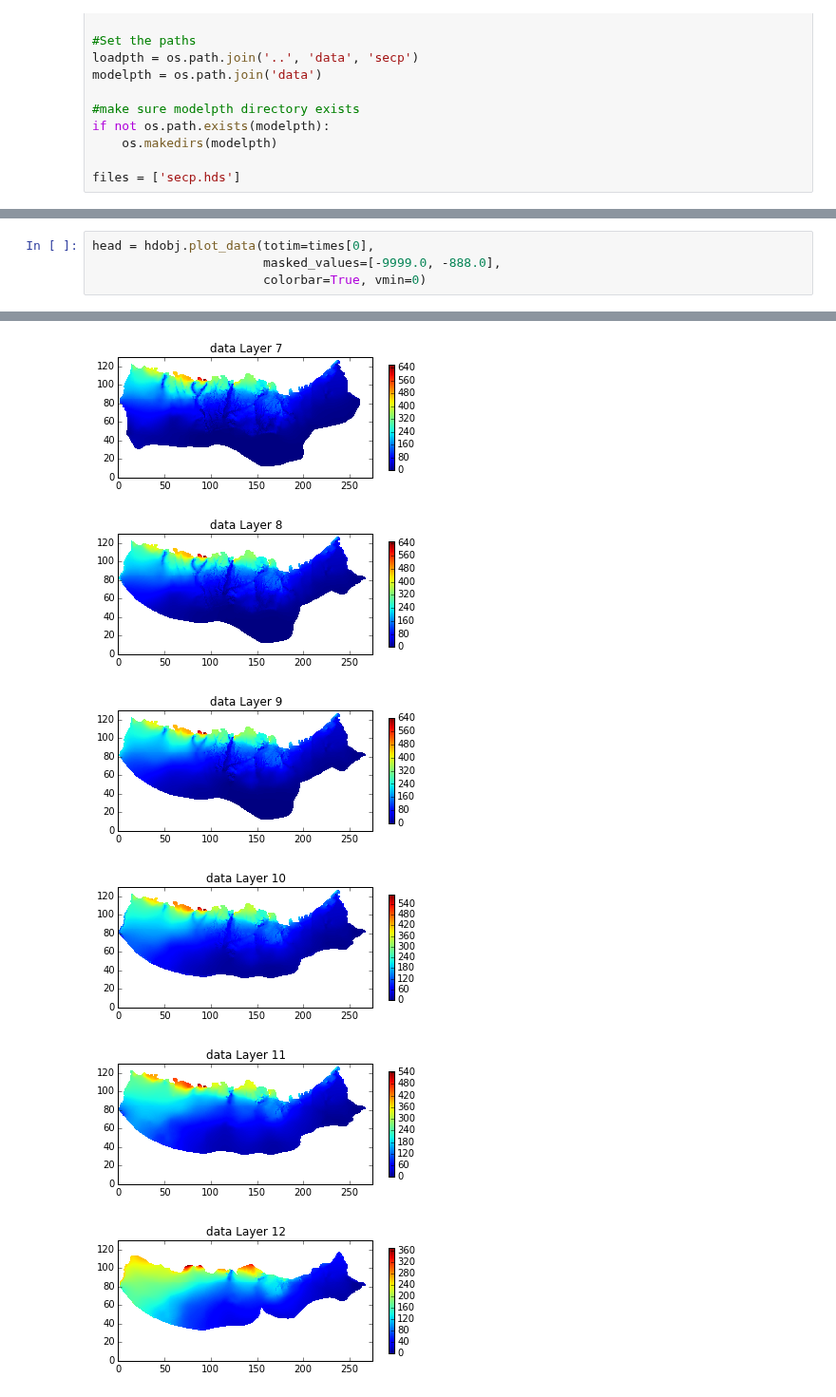
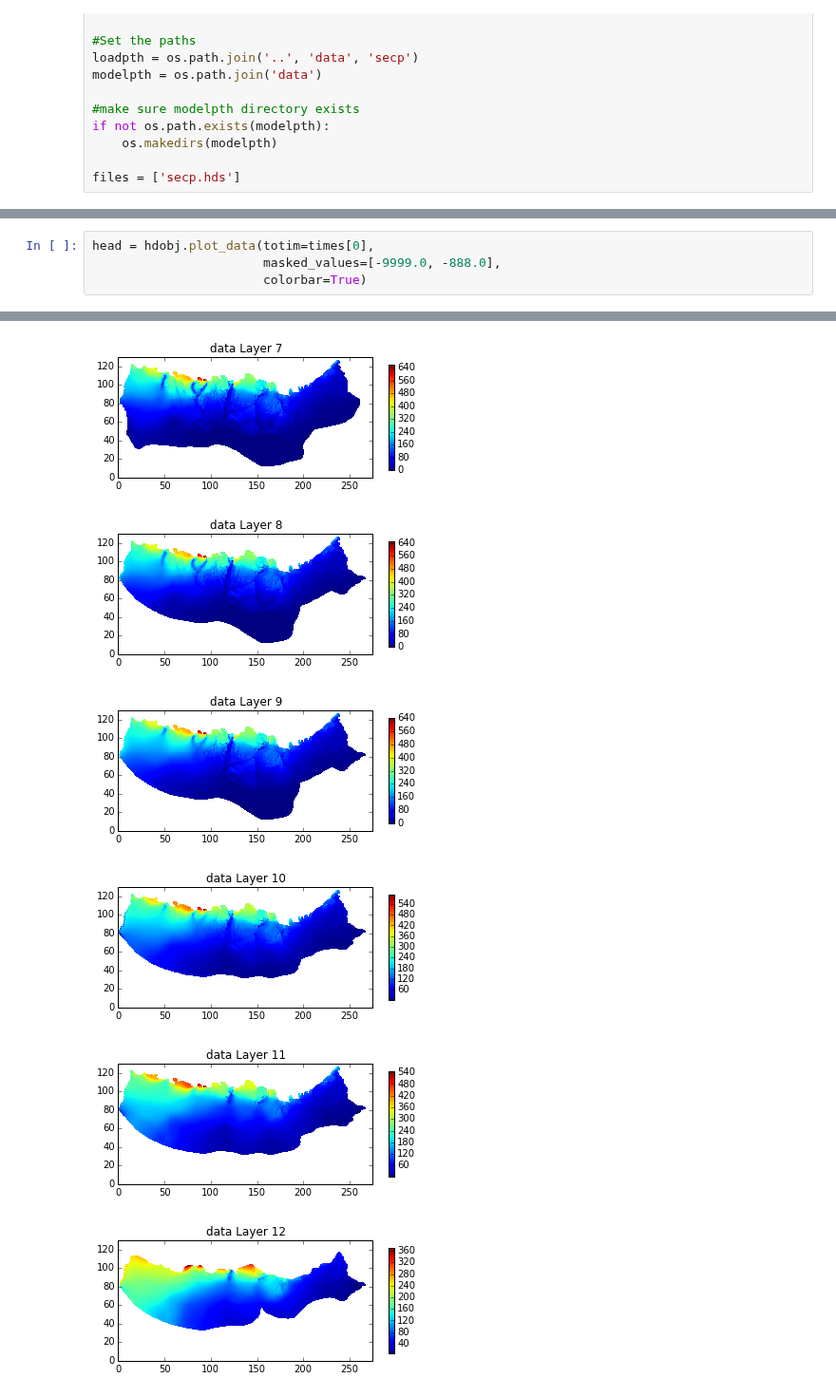
Before and after one commit to modflowpy/flopy, a Jupyter notebook: examples/Notebooks/flopy3_PlotArrayExample.ipynb, the cells around one changed output, grey strips where cells are left out. Shown at 95% size. Cells and saved outputs as stored; diff of their text form.

```diff
--- a/examples/Notebooks/flopy3_PlotArrayExample.ipynb
+++ b/examples/Notebooks/flopy3_PlotArrayExample.ipynb
@@ -101,18 +163,18 @@ head = hdobj.plot_data(totim=times[-1], mflay=1,
 # %%
 head = hdobj.plot_data(totim=times[0],
                        masked_values=[-9999.0, -888.0],
-                       colorbar=True, vmin=0)
+                       colorbar=True)
 # %% [output]
 [figure]
 [figure]
 [figure]
 [figure]
 [figure]
 [figure]
 [figure]
 [figure]
 [figure]
-[figure, old version]
+[figure, new version]
-[figure, old version]
+[figure, new version]
-[figure, old version]
+[figure, new version]
 ... (4 outputs left out)
```
Also changed, not shown: parts of 62 cells of this notebook, 5 other files.
